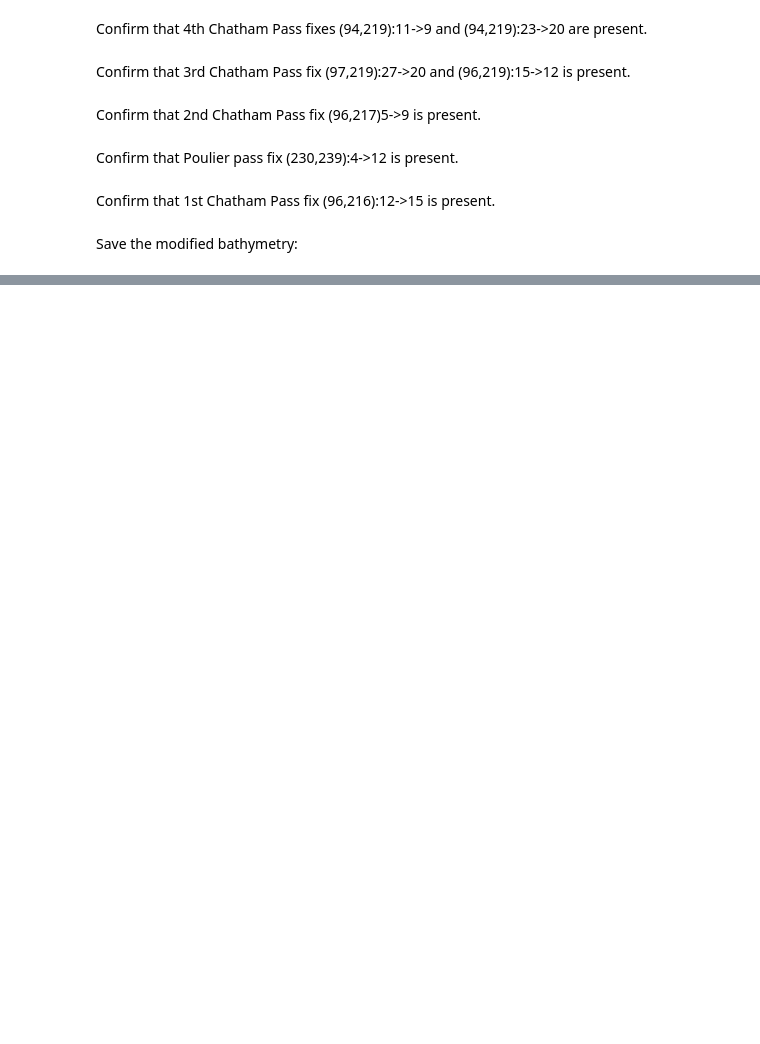
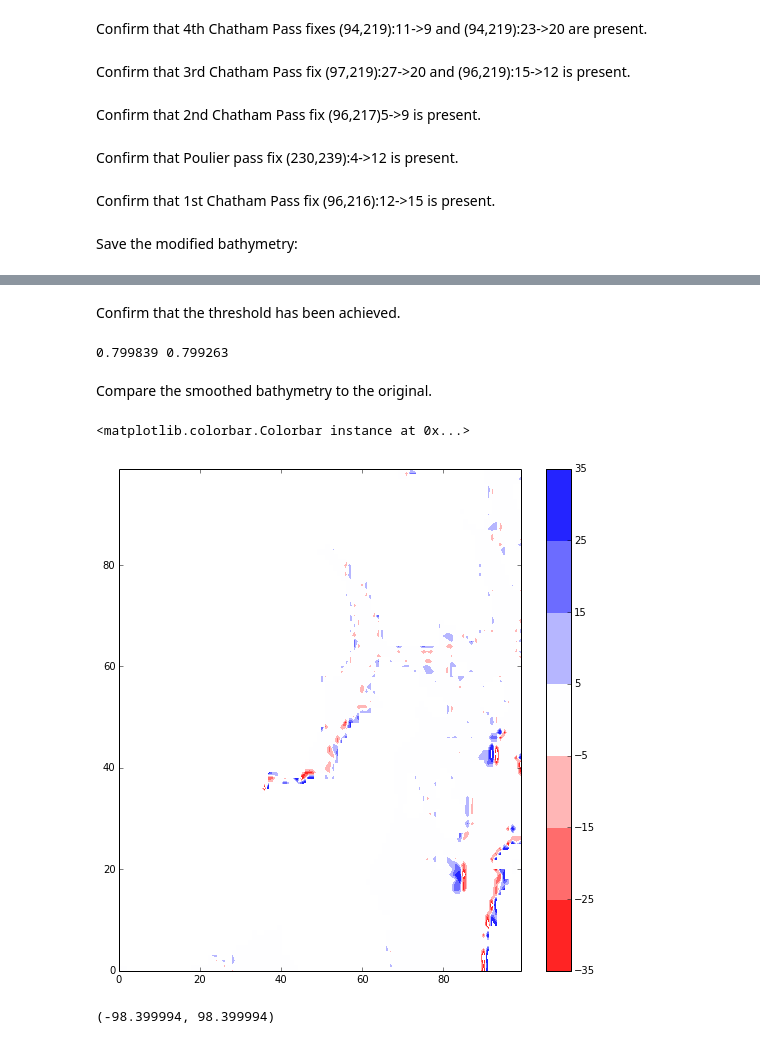
Before and after one commit to SalishSeaCast/tools, a Jupyter notebook: bathymetry/SalishSeaSubdomainBathy.ipynb, the cells around one changed output, grey strips where cells are left out. Saved outputs shown, nothing was run; the diff lists cells and outputs as text; code cells hidden in the pictures; blank space fills up the shorter version.

Commit message:
Initial algorithmic bathy smoothing work; test on sub-domiain.

```diff
--- a/bathymetry/SalishSeaSubdomainBathy.ipynb
+++ b/bathymetry/SalishSeaSubdomainBathy.ipynb
@@ -221,0 +226,3 @@ bathy.close()
+# %%
+bathy = nc.Dataset('../../NEMO-forcing/grid/Subdom_bathy_meter_smooth.nc', 'r+')
+depths = bathy.variables['Bathymetry']
@@ -221,0 +234,31 @@ bathy.close()
+# %%
+depths = bathy_tools.smooth(depths, max_norm_depth_diff=0.8, smooth_factor=0.2)
+# %% [markdown]
+Confirm that the threshold has been achieved.
+# %%
+diffs_lat = bathy_tools.calc_norm_depth_diffs(depths, delta_lat=1, delta_lon=0)
+max_lat_diff_ij = bathy_tools.argmax(diffs_lat)
+diffs_lon = bathy_tools.calc_norm_depth_diffs(depths, delta_lat=0, delta_lon=1)
+max_lon_diff_ij = bathy_tools.argmax(diffs_lon)
+
+print diffs_lat[max_lat_diff_ij], diffs_lon[max_lon_diff_ij]
+# %% [output]
+0.799839 0.799263
+# %% [markdown]
+Compare the smoothed bathymetry to the original.
+# %%
+orig_bathy = nc.Dataset('../../NEMO-forcing/grid/Subdom_bathy_meter_orig.nc', 'r')
+orig_depths = orig_bathy.variables['Bathymetry']
+# %%
+import matplotlib.pyplot as plt
+plt.figure(figsize=(9, 9))
+diffs = orig_depths[:] - depths[:]
+plt.contourf(-diffs[100:200,150:250], levels=range(-35, 45, 10), cmap=plt.cm.bwr_r)
+plt.colorbar()
+# %% [output]
+<matplotlib.colorbar.Colorbar instance at 0x...>
+[figure, added]
+# %%
+np.min(diffs), np.max(diffs)
+# %% [output]
+(-98.399994, 98.399994)
```
Also changed, not shown: parts of 4 cells of this notebook, 1 other file.
